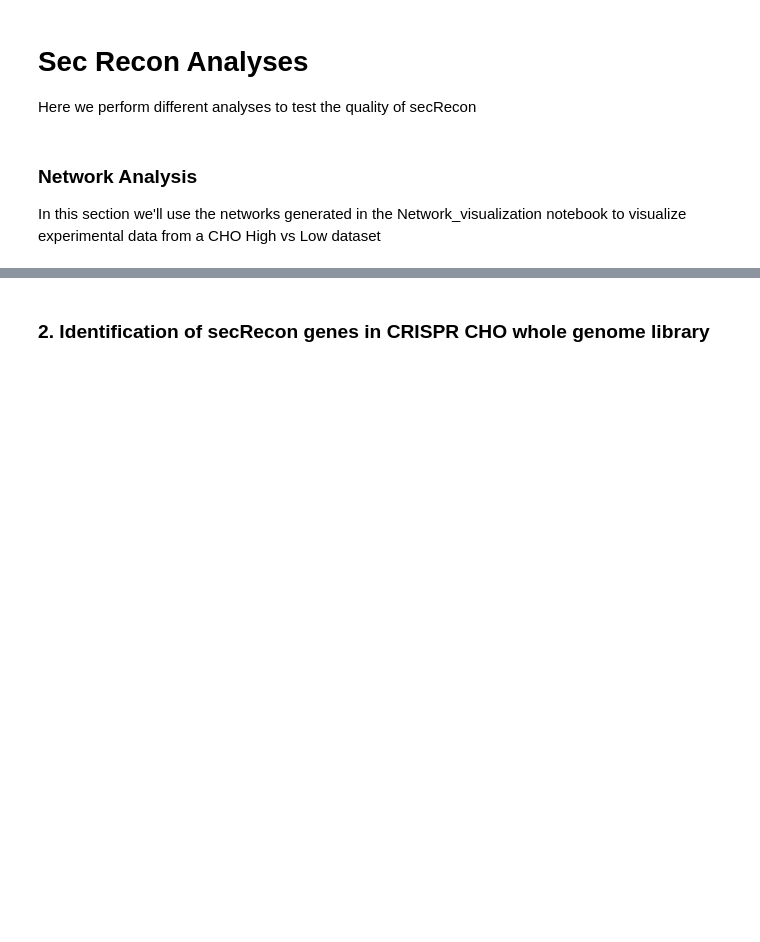
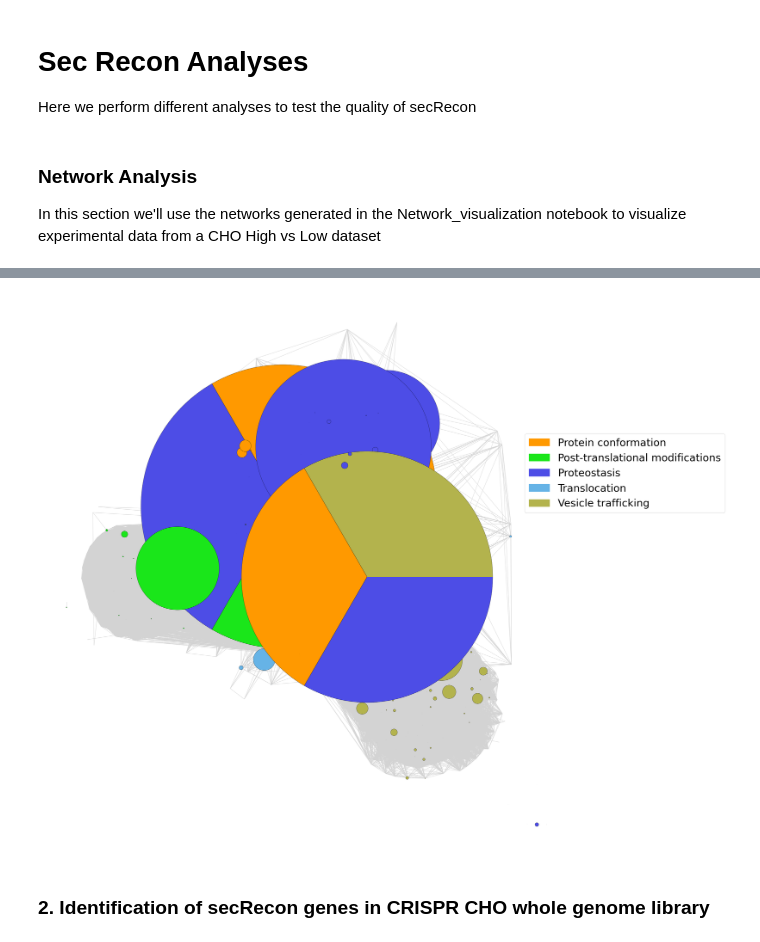
Before and after one commit to pablodig/secRecon-Secretory-Pathway-Reconstruction, a Jupyter notebook: Analyses.ipynb, the cells around one changed output, grey strips where cells are left out. Saved outputs shown, nothing was run; the diff lists cells and outputs as text; code cells hidden in the pictures; blank space fills up the shorter version.

Commit message:
Network Analysis CHO vs Plasma

```diff
--- a/Analyses.ipynb
+++ b/Analyses.ipynb
@@ -55,6 +66,7 @@ cho_vs_plasma_prot = pd.read_excel('Data/cho_vs_plasma/1-s2.0-S1096717624000521-
 # Map Mouse genes to Human genes
 
 dict_mouse_human = dict(zip(sec_genes['MOUSE GENE SYMBOL'], sec_genes['GENE SYMBOL']))
-cho_vs_plasma_prot['Human_Genes'] = cho_vs_plasma_prot['Mmus_Genes'].map(gene_dict)
+cho_vs_plasma_prot['Human_Genes'] = cho_vs_plasma_prot['Mmus_Genes'].map(dict_mouse_human)
 # %%
-cho_vs_plasma_prot.Human_Genes.dropna()
+# Filter rows where 'Human_Genes' is not NaN
+filtered_df = cho_vs_plasma_prot[cho_vs_plasma_prot['Human_Genes'].notna()]
@@ -65,3 +89,69 @@ with open('gene_dict.pkl', 'rb') as f:
+# %%
+for i,row in filtered_df.iterrows():
+    g = row['Human_Genes']
+    if g in gene_dict.keys():
+        gene_dict[g]['Expression'] = float(row['FC PCD/CHO'])
+# %%
+G = nx.read_graphml('Network/sec_recon_network.graphml')
+
+# Extract positions from the graph
+pos = {node: (float(data['x']), float(data['y'])) for node, data in G.nodes(data=True)}
+# %%
+system_colors = {
+    'Protein conformation': (1.0, 0.6, 0.0, 1.0),
+    'Post-translational modifications': (0.1, 0.9, 0.1, 1.0),
+    'Proteostasis': (0.3, 0.3, 0.9, 1.0),
+    'Translocation': (0.4, 0.7, 0.9, 1.0),
+    'Vesicle trafficking': (0.7, 0.7, 0.3, 1.0)
+}
+
+radius_coeff = 0.000265
+# Initialize the figure and axis
+fig, ax = plt.subplots(figsize=(40, 40))
+
+# Only plot edges that are greater than 1 in weight
+edgelist = [(u, v) for (u, v, d) in G.edges(data=True) if d['weight'] >= 1]
+
+# Draw edges
+nx.draw_networkx_edges(G, pos, edgelist=edgelist, edge_color='lightgrey')#,
+                       #width=[G[u][v]['weight'] for u, v in G.edges() if 40 > G[u][v]['weight'] > 2])
+
+
+# Draw nodes as pie charts
+for node, (x, y) in pos.items():
+    systems = gene_dict[node]['systems']
+
+    # Adjust the alpha value of each color
+    colors = [system_colors[sys] for sys in systems]
+
+    # Draw pie chart at node position with edgecolor and linewidth
+    #ax.pie([1]*len(systems), colors=colors, radius=0.012, center=(x, y), wedgeprops=dict(edgecolor='black', linewidth=0.5))
+    try:
+        radius = gene_dict[node]['Expression'] * radius_coeff + 0.0000001
+    except:
+        radius = 0.0000001
+    ax.pie([1]*len(systems), colors=colors, radius=radius, center=(x, y), wedgeprops=dict(edgecolor='black', linewidth=0.5))
+
+# Get the current axis limits
+x_values, y_values = zip(*pos.values())
+min_x, max_x = min(x_values), max(x_values)
+min_y, max_y = min(y_values), max(y_values)
+
+# Set new axis limits
+ax.set_xlim(min_x - 0.1, max_x + 0.1)
+ax.set_ylim(min_y - 0.1, max_y + 0.1)
+
+# Legend
+legend_patches = [mpatches.Patch(color=color, label=category) for category, color in system_colors.items()]
+plt.legend(handles=legend_patches, prop={'size': 35}, loc='lower left', bbox_to_anchor=(0.9, 0.6))
+plt.subplots_adjust(right=0.75)
+
+plt.savefig('Network/secrecon_network_systems.png', dpi=300, bbox_inches='tight')
+
+# Display the plot
+plt.show()
+# %% [output]
+[figure, added]
 # %% [markdown]
 ### 2. Identification of secRecon genes in CRISPR CHO whole genome library
 # %%
```
Also changed, not shown: parts of 10 cells of this notebook, 4 other files.
